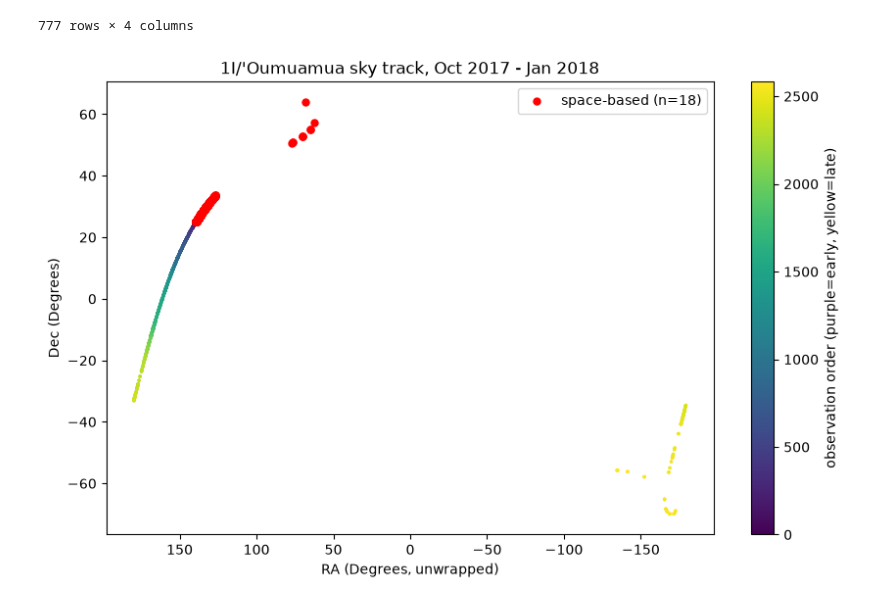
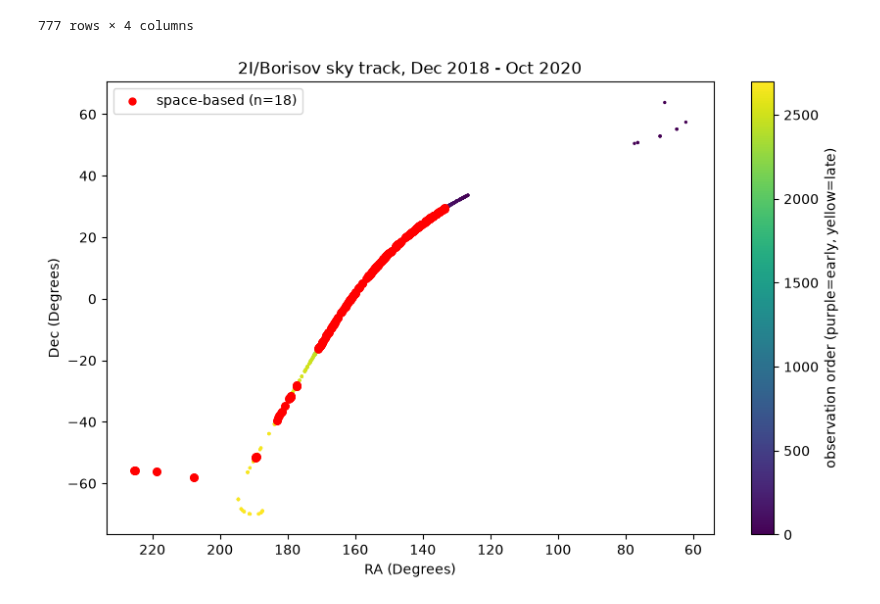
Before and after one commit to MarshallF-dev/Project-INTERLOPER, a Jupyter notebook: notebooks/2I_Borsiov_astrometry.ipynb, the cells around one changed output. Drawn from its saved outputs; the diff is of its cells as text; code cells hidden in the pictures.

```diff
--- a/notebooks/2I_Borsiov_astrometry.ipynb
+++ b/notebooks/2I_Borsiov_astrometry.ipynb
@@ -152,27 +152,27 @@ df[outliers][["time", "ra_deg", "dec_deg", "obscode"]] #this line shows the flag
 # %%
 #This will create a plot of the skytrack of 1I/'Oumuamua throughout all of its available observations
 #Comments may be outdated
 
 import matplotlib.pyplot as plt
 
-space_codes = ("250",) #what the census actually found
-bad = df["obscode"].isin(space_codes) #if it's a spacecraft, it says that in the records
-clean = df[~outliers]
-sp = df[outliers]
+space_codes = ("250", "C51", "C53",) #what the census actually found
+is_space = df["obscode"].isin(space_codes) #if it's a spacecraft, it says that in the records
+clean = df[~is_space]
+space_obs = df[is_space]
 
-ra_c = clean["ra_deg"].where(clean["ra_deg"] < 180, clean["ra_deg"] - 360)
-ra_s = sp["ra_deg"].where(sp["ra_deg"] < 180, sp["ra_deg"] - 360)
+ra_c = clean["ra_deg"]
+ra_s = space_obs["ra_deg"]
 
 plt.figure(figsize=(10, 6)) #Creates a new blank figure/plot, 10x6 inches
 plt.scatter(ra_c, clean["dec_deg"], c=range(len(clean)), cmap="viridis", s=2) #plots all of the "clean" datapoints with the normal color scheme
 plt.colorbar(label="observation order (purple=early, yellow=late)") #adds the color legend so that you can actually understand how it relates to time
-plt.scatter(ra_s, sp["dec_deg"], color="red", s=25, label=f"space-based (n={bad.sum()})") #Colors the outliers red, and gives them a label for the legend
+plt.scatter(ra_s, space_obs["dec_deg"], color="red", s=25, label=f"space-based (n={bad.sum()})") #Colors the outliers red, and gives them a label for the legend
 plt.legend() #Creates a legend
-plt.xlabel("RA (Degrees, unwrapped)") #Label for the x-axis
+plt.xlabel("RA (Degrees)") #Label for the x-axis
 plt.ylabel("Dec (Degrees)") #Label for the y-axis
-plt.title("2I/Borsiov sky track, Dec 2018 - Oct 2020") #Titel for the plot
+plt.title("2I/Borisov sky track, Dec 2018 - Oct 2020") #Title for the plot
 plt.gca().invert_xaxis() #inverts the x-axis
-#plt.savefig("../figures/1I_'Oumuamua.png", dpi=150) #saves this to the figures folder as a png file
+plt.savefig("../figures/2I_Borisov_v1.png", dpi=150) #saves this to the figures folder as a png file
 plt.show()
 # %% [output]
-[figure, old version]
+[figure, new version]
```
Also changed, not shown: 4 other files.
